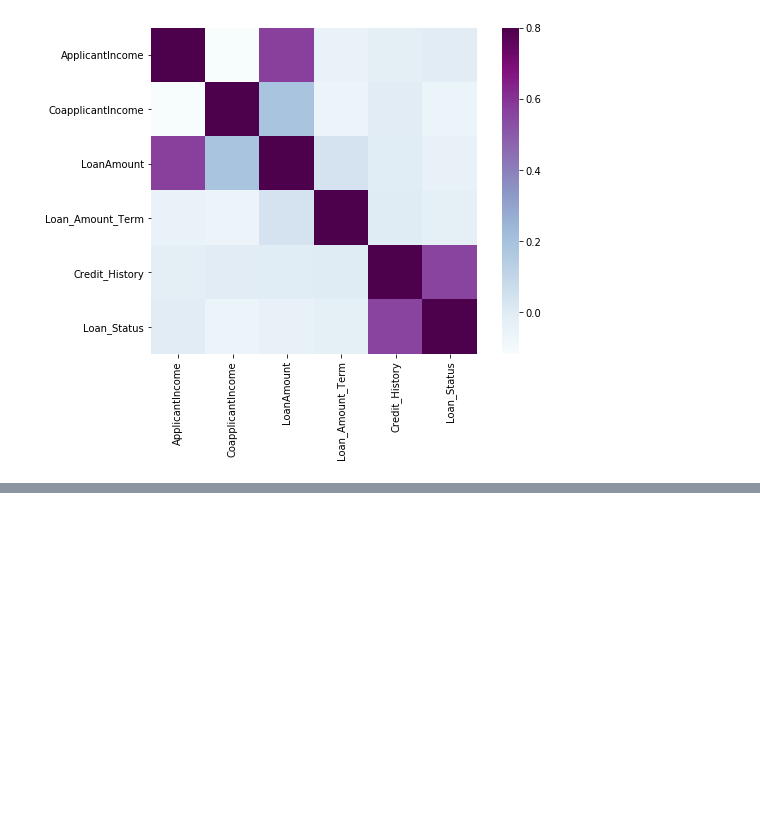
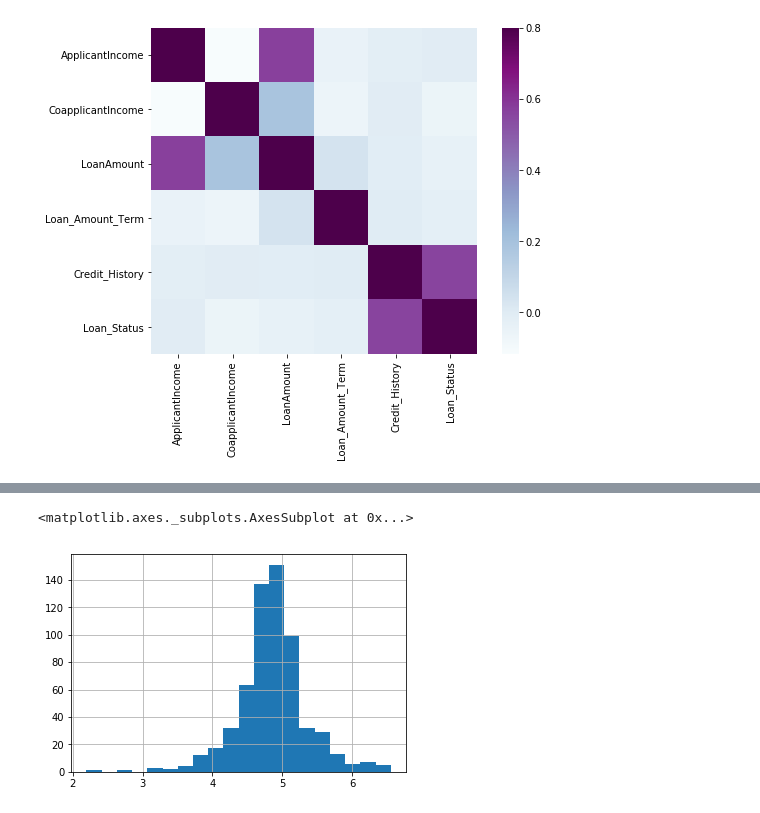
Before and after one commit to ElissandroMendes/loan-prediction, a Jupyter notebook: loan-prediction.ipynb, the cells around one changed output, grey strips where cells are left out. Cells and saved outputs as stored; diff of their text form; code cells hidden in the pictures; blank space fills up the shorter version.

```diff
--- a/loan-prediction.ipynb
+++ b/loan-prediction.ipynb
@@ -270,0 +290,6 @@ sns.heatmap(matrix, vmax=.8, square=True, cmap="BuPu");
+# %%
+train['Gender'].fillna(train['Gender'].mode()[0], inplace=True)
+train['Married'].fillna(train['Married'].mode()[0], inplace=True)
+train['Dependents'].fillna(train['Dependents'].mode()[0], inplace=True)
+train['Self_Employed'].fillna(train['Self_Employed'].mode()[0], inplace=True)
+train['Credit_History'].fillna(train['Credit_History'].mode()[0], inplace=True)
@@ -270,0 +310,5 @@ sns.heatmap(matrix, vmax=.8, square=True, cmap="BuPu");
+# %%
+train['Loan_Amount_Term'].fillna(train['Loan_Amount_Term'].mode()[0], inplace=True)
+# %%
+# Preenchemos o campo LoanAmount com a mediana, pois, como temos outliers nessa feature a média é muito afetada por eles
+train['LoanAmount'].fillna(train['LoanAmount'].median(), inplace=True)
@@ -270,0 +323,8 @@ sns.heatmap(matrix, vmax=.8, square=True, cmap="BuPu");
+# %%
+# Tratando os outliers. Vimos que a distribuição é right skewness.
+# Podemos usar o log para tratar, pois, afetará pouco os valores pequenos, e reduzirá os valores grandes
+train['LoanAmount_log'] = np.log(train['LoanAmount'])
+train['LoanAmount_log'].hist(bins=20)
+# %% [output]
+<matplotlib.axes._subplots.AxesSubplot at 0x...>
+[figure, added]
```
Also changed, not shown: parts of 7 cells of this notebook.
